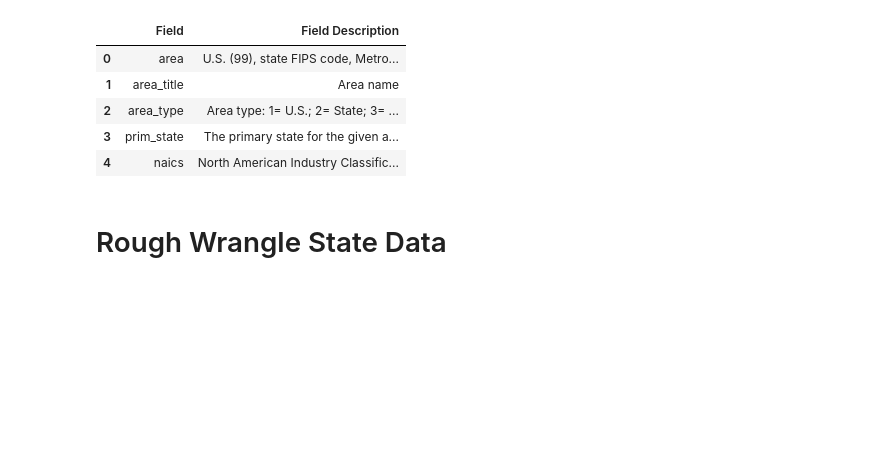
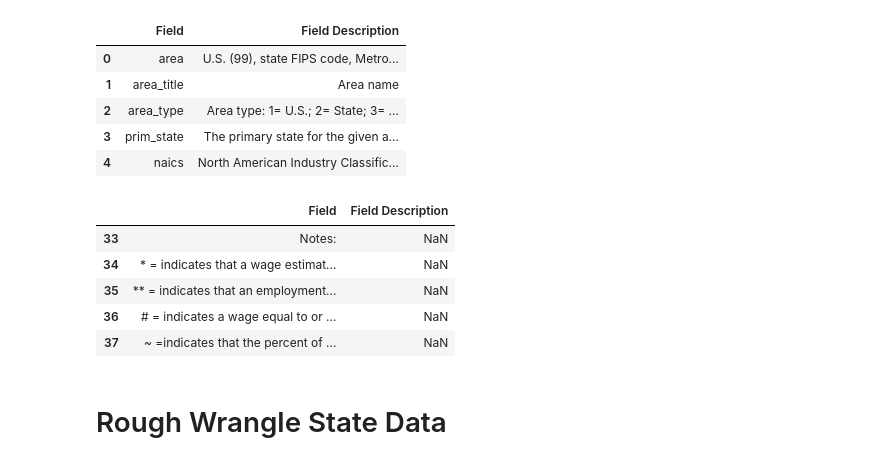
Before and after one commit to blue-santa/comparing-training-req-to-salary-exp, a Jupyter notebook: notebooks/2026-03-29-00-train_reward_compare_bls_data_rough_wrangling.ipynb, the cells around one changed output. Saved outputs shown, nothing was run; the diff lists cells and outputs as text; code cells hidden in the pictures; blank space fills up the shorter version.

```diff
--- a/notebooks/2026-03-29-00-train_reward_compare_bls_data_rough_wrangling.ipynb
+++ b/notebooks/2026-03-29-00-train_reward_compare_bls_data_rough_wrangling.ipynb
@@ -148,6 +148,15 @@ nat_desc_new.head()
 | 2 | area_type | Area type: 1= U.S.; 2= State; 3= ... |
 | 3 | prim_state | The primary state for the given a... |
 | 4 | naics | North American Industry Classific... |
+# %%
+nat_desc_new.tail()
+# %% [output]
+|  | Field | Field Description |
+| 33 | Notes: | NaN |
+| 34 | * = indicates that a wage estimat... | NaN |
+| 35 | ** = indicates that an employment... | NaN |
+| 36 | # = indicates a wage equal to or ... | NaN |
+| 37 | ~ =indicates that the percent of ... | NaN |
 # %% [markdown]
 # Rough Wrangle State Data
 # %%
```
Also changed, not shown: parts of 8 cells of this notebook.
